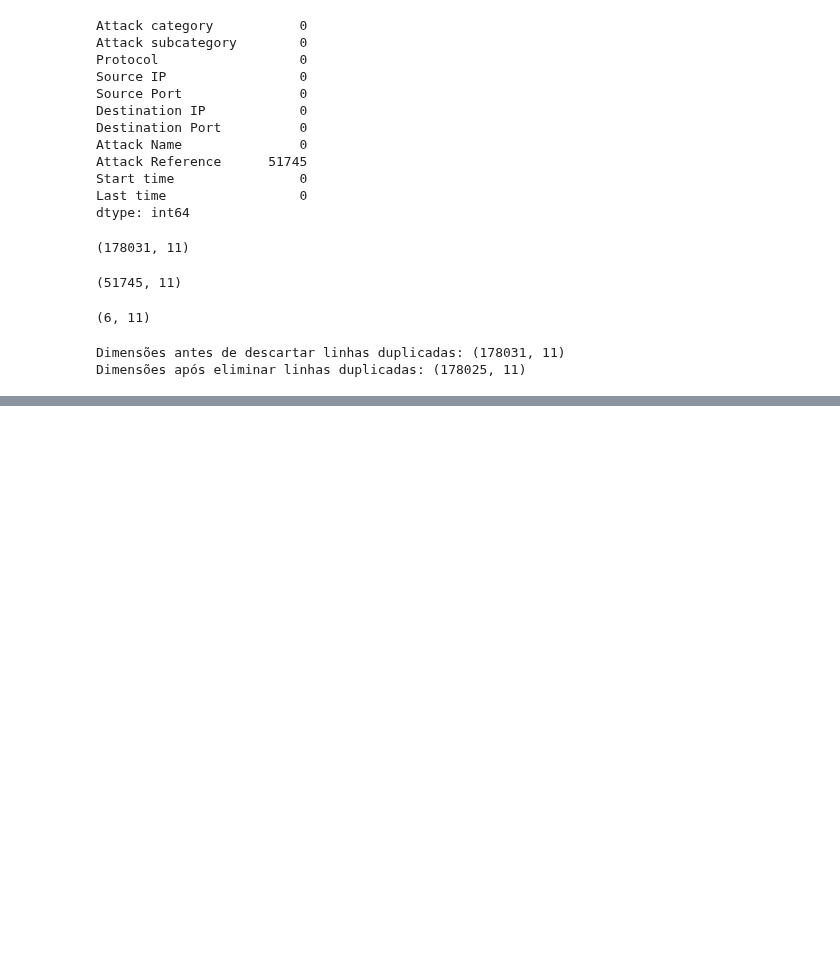
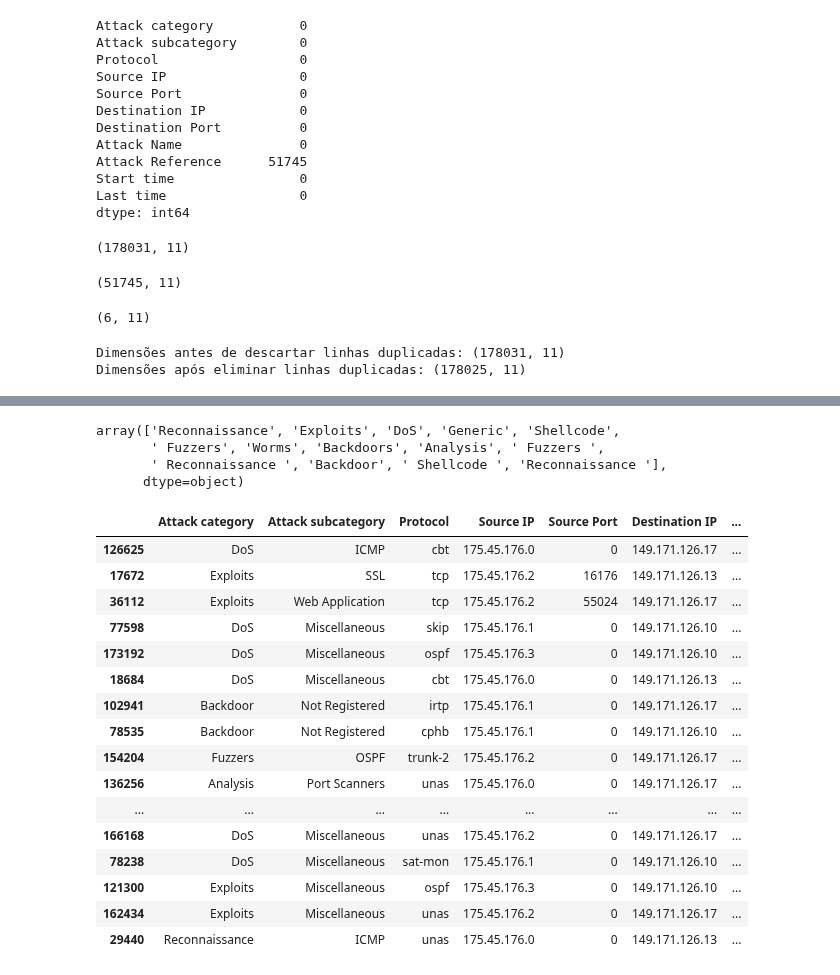
Before and after one commit to EddyGiusepe/Cyber_Security_1, a Jupyter notebook: CyberSecurity_Kaggle.ipynb, the cells around one changed output, grey strips where cells are left out. Saved outputs shown, nothing was run; the diff lists cells and outputs as text; code cells hidden in the pictures; blank space fills up the shorter version.

```diff
--- a/CyberSecurity_Kaggle.ipynb
+++ b/CyberSecurity_Kaggle.ipynb
@@ -211,0 +214,4 @@ df[df.duplicated()]
+# %%
+invalid_SP = (df['Source Port'] < 0) | (df['Source Port'] > 65535)
+invalid_DP = (df['Destination Port'] < 0) | (df['Destination Port'] > 65535)
+df[invalid_SP | invalid_DP]
@@ -211,0 +232,2 @@ df[df.duplicated()]
+# %%
+df = df[~(invalid_SP | invalid_DP)].reset_index(drop=True)
@@ -211,0 +270,29 @@ df[df.duplicated()]
+# %%
+# Aqui visualizamos as diferentes propriedades da coluna: "Attack category":
+
+df['Attack category'].unique()
+# %% [output]
+array(['Reconnaissance', 'Exploits', 'DoS', 'Generic', 'Shellcode',
+       ' Fuzzers', 'Worms', 'Backdoors', 'Analysis', ' Fuzzers ',
+       ' Reconnaissance ', 'Backdoor', ' Shellcode ', 'Reconnaissance '],
+      dtype=object)
+# %%
+df.sample(50)
+# %% [output]
+|  | Attack category | Attack subcategory | Protocol | Source IP | Source Port | Destination IP | ... |
+| 126625 | DoS | ICMP | cbt | 175.45.176.0 | 0 | 149.171.126.17 | ... |
+| 17672 | Exploits | SSL | tcp | 175.45.176.2 | 16176 | 149.171.126.13 | ... |
+| 36112 | Exploits | Web Application | tcp | 175.45.176.2 | 55024 | 149.171.126.17 | ... |
+| 77598 | DoS | Miscellaneous | skip | 175.45.176.1 | 0 | 149.171.126.10 | ... |
+| 173192 | DoS | Miscellaneous | ospf | 175.45.176.3 | 0 | 149.171.126.10 | ... |
+| 18684 | DoS | Miscellaneous | cbt | 175.45.176.0 | 0 | 149.171.126.13 | ... |
+| 102941 | Backdoor | Not Registered | irtp | 175.45.176.1 | 0 | 149.171.126.17 | ... |
+| 78535 | Backdoor | Not Registered | cphb | 175.45.176.1 | 0 | 149.171.126.10 | ... |
+| 154204 | Fuzzers | OSPF | trunk-2 | 175.45.176.2 | 0 | 149.171.126.17 | ... |
+| 136256 | Analysis | Port Scanners | unas | 175.45.176.0 | 0 | 149.171.126.17 | ... |
+| ... | ... | ... | ... | ... | ... | ... | ... |
+| 166168 | DoS | Miscellaneous | unas | 175.45.176.2 | 0 | 149.171.126.17 | ... |
+| 78238 | DoS | Miscellaneous | sat-mon | 175.45.176.1 | 0 | 149.171.126.10 | ... |
+| 121300 | Exploits | Miscellaneous | ospf | 175.45.176.3 | 0 | 149.171.126.10 | ... |
+| 162434 | Exploits | Miscellaneous | unas | 175.45.176.2 | 0 | 149.171.126.17 | ... |
+| 29440 | Reconnaissance | ICMP | unas | 175.45.176.0 | 0 | 149.171.126.13 | ... |
```
Also changed, not shown: parts of 8 cells of this notebook.
